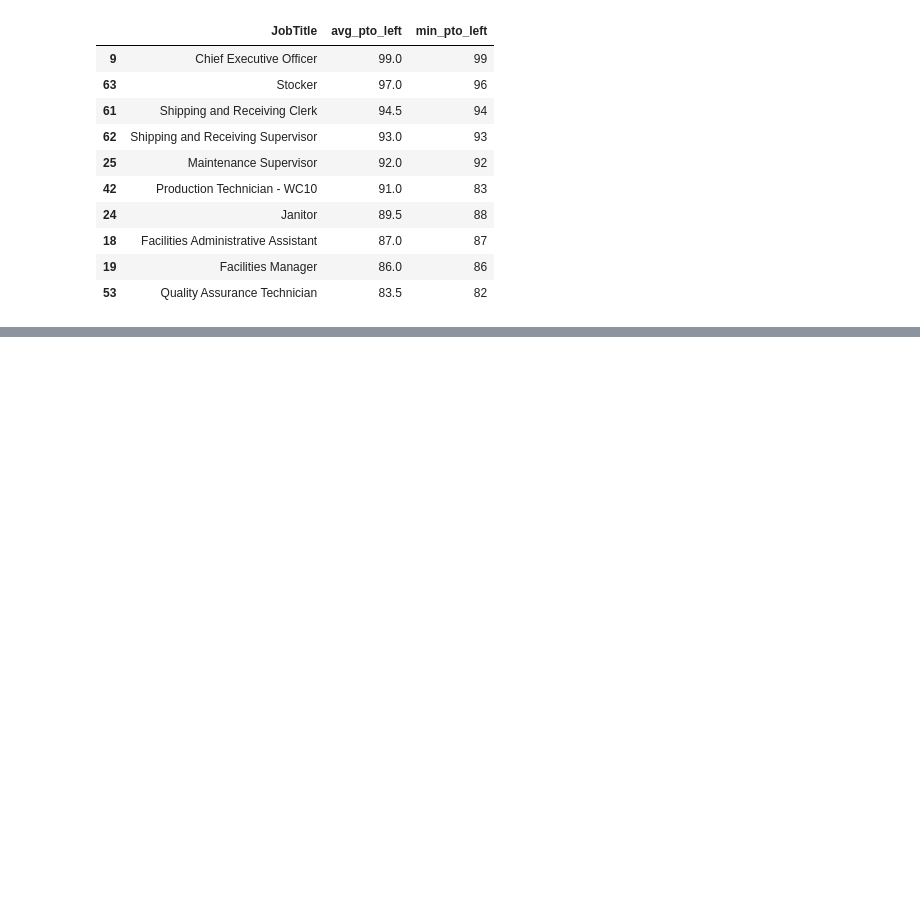
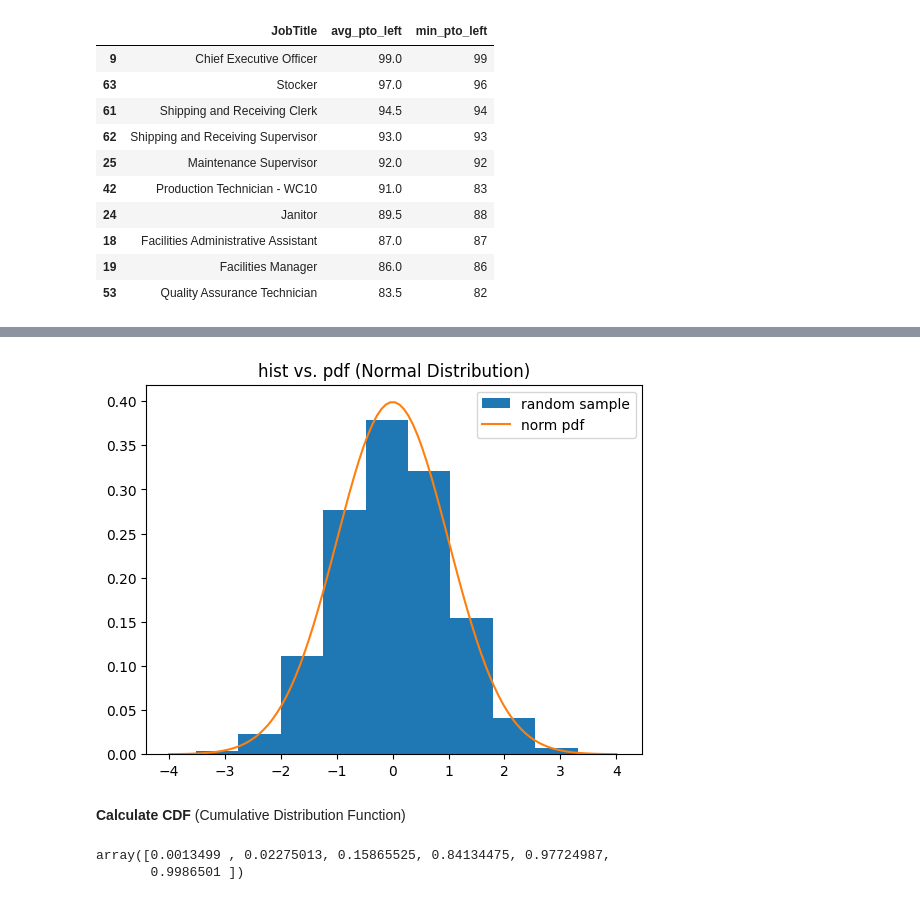
Before and after one commit to xiangshiyin/data-programming-with-python, a Jupyter notebook: 2023-fall/2023-10-03/notebook/code_demo.ipynb, the cells around one changed output, grey strips where cells are left out. Cells and saved outputs as stored; diff of their text form; code cells hidden in the pictures; blank space fills up the shorter version.

```diff
--- a/2023-fall/2023-10-03/notebook/code_demo.ipynb
+++ b/2023-fall/2023-10-03/notebook/code_demo.ipynb
@@ -554,0 +937,20 @@ output.sort_values(by=['avg_pto_left'], ascending=False).head(10)
+# %%
+# the histogram from random sample
+plt.hist(np.random.randn(10000),density=True,label='random sample')
+# construct the pdf curve
+xs = np.linspace(start=-4,stop=4,num=100)
+ys = stats.norm.pdf(x=xs)
+plt.plot(xs,ys,label='norm pdf')
+
+plt.title('hist vs. pdf (Normal Distribution)')
+plt.legend()
+plt.show()
+# %% [output]
+[figure, added]
+# %% [markdown]
+**Calculate CDF** (Cumulative Distribution Function)
+# %%
+stats.norm.cdf(x=[-3,-2,-1,1,2,3],loc=0,scale=1)
+# %% [output]
+array([0.0013499 , 0.02275013, 0.15865525, 0.84134475, 0.97724987,
+       0.9986501 ])
```
Also changed, not shown: parts of 107 cells of this notebook, 2 other files.
